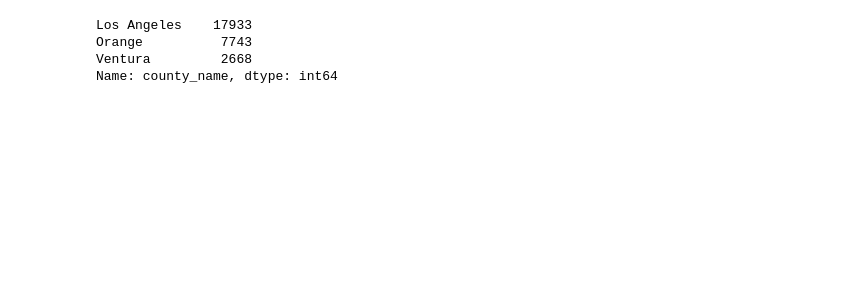
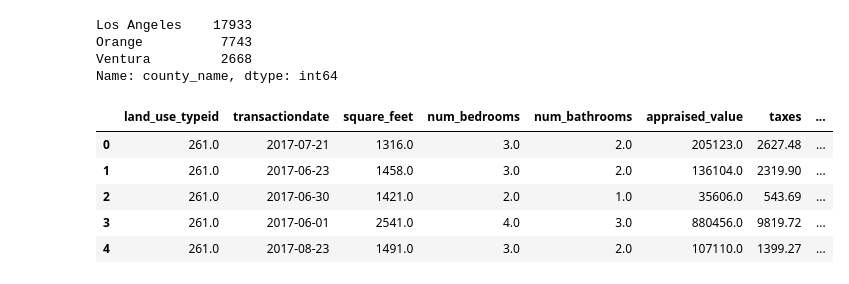
Before and after one commit to carlgriffin57/zillow_regression_project, a Jupyter notebook: zillow.ipynb, the cells around one changed output. Saved outputs shown, nothing was run; the diff lists cells and outputs as text; code cells hidden in the pictures; blank space fills up the shorter version.

```diff
--- a/zillow.ipynb
+++ b/zillow.ipynb
@@ -423,4 +422,13 @@ Los Angeles    17933
 Orange          7743
 Ventura         2668
 Name: county_name, dtype: int64
+# %%
+df.head()
+# %% [output]
+|  | land_use_typeid | transactiondate | square_feet | num_bedrooms | num_bathrooms | appraised_value | taxes | ... |
+| 0 | 261.0 | 2017-07-21 | 1316.0 | 3.0 | 2.0 | 205123.0 | 2627.48 | ... |
+| 1 | 261.0 | 2017-06-23 | 1458.0 | 3.0 | 2.0 | 136104.0 | 2319.90 | ... |
+| 2 | 261.0 | 2017-06-30 | 1421.0 | 2.0 | 1.0 | 35606.0 | 543.69 | ... |
+| 3 | 261.0 | 2017-06-01 | 2541.0 | 4.0 | 3.0 | 880456.0 | 9819.72 | ... |
+| 4 | 261.0 | 2017-08-23 | 1491.0 | 3.0 | 2.0 | 107110.0 | 1399.27 | ... |
 # %%
```
Also changed, not shown: parts of 9 cells of this notebook, 1 other file.
